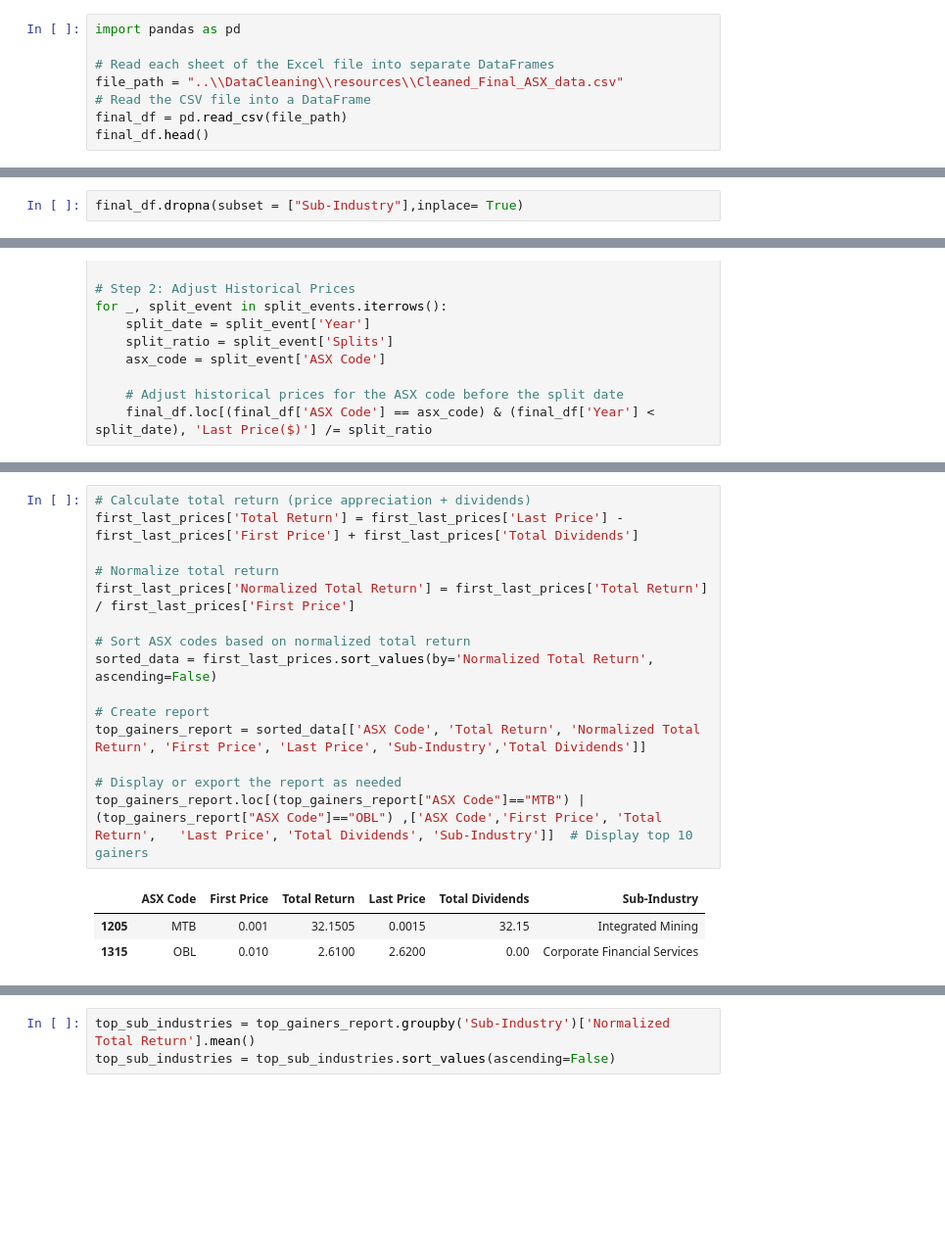
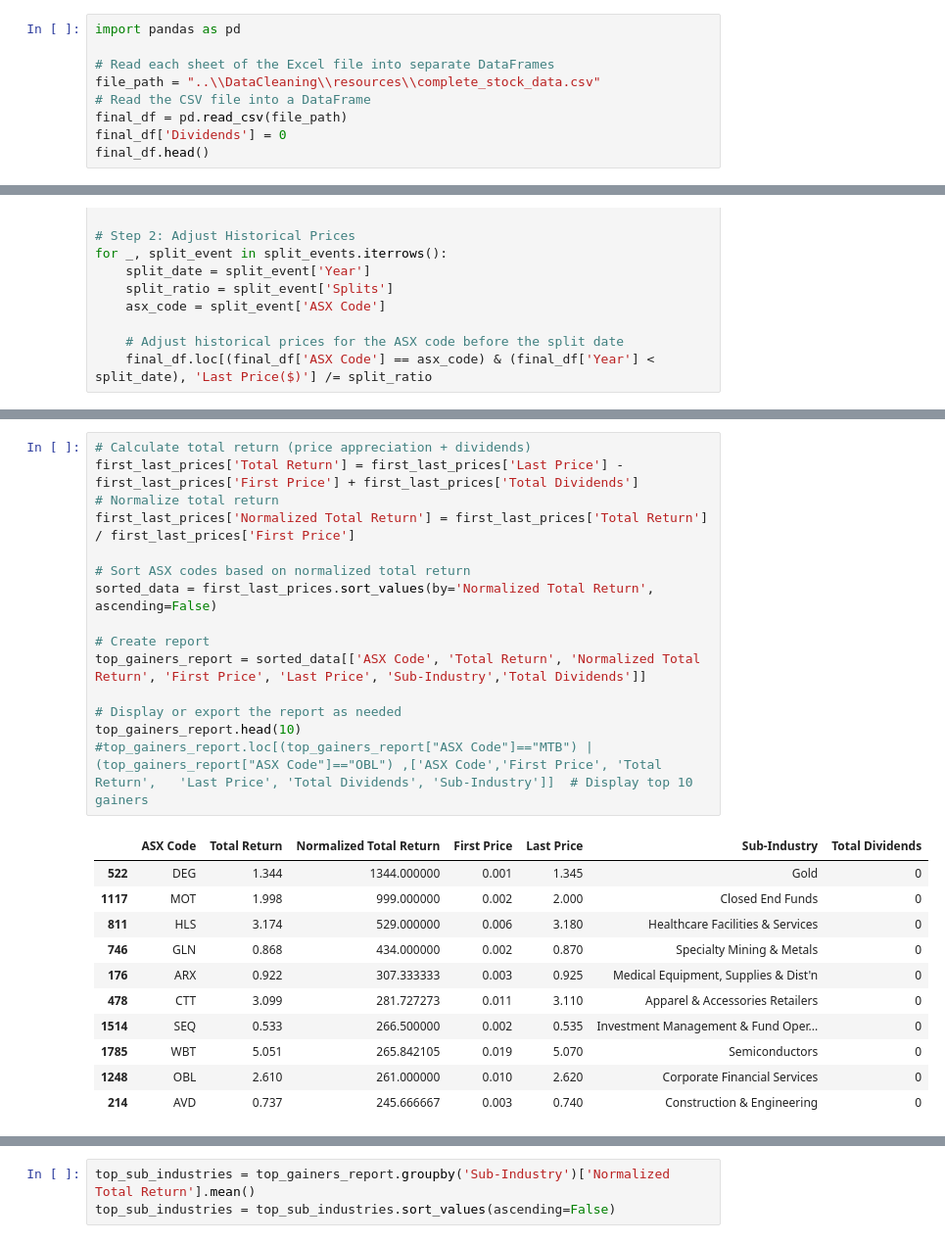
Before and after one commit to TruptiRadadiya/Australian_Stock_Market_Analysis, a Jupyter notebook: visualization/calculate_top_and_button_gainers.ipynb, the cells around one changed output, grey strips where cells are left out. Shown: that part at 98% size. Cells and saved outputs as stored; diff of their text form; blank space fills up the shorter version.

```diff
--- a/visualization/calculate_top_and_button_gainers.ipynb
+++ b/visualization/calculate_top_and_button_gainers.ipynb
@@ -2,9 +2,10 @@
 import pandas as pd
 
 # Read each sheet of the Excel file into separate DataFrames
-file_path = "..\\DataCleaning\\resources\\Cleaned_Final_ASX_data.csv"
+file_path = "..\\DataCleaning\\resources\\complete_stock_data.csv"
 # Read the CSV file into a DataFrame
 final_df = pd.read_csv(file_path)
+final_df['Dividends'] = 0
 final_df.head()
 # %% [output]
 |  | ASX Code | Security Group Code | Issuer Full Name | Product Description | Last Price($) | Business Date | ... |
@@ -16,5 +17,3 @@ final_df.head()
-# %%
-final_df.dropna(subset = ["Sub-Industry"],inplace= True)
 # %%
 final_df.head()
 # %% [output]
@@ -74,22 +73,30 @@ first_last_prices
 # %%
 # Calculate total return (price appreciation + dividends)
 first_last_prices['Total Return'] = first_last_prices['Last Price'] - first_last_prices['First Price'] + first_last_prices['Total Dividends']
-
 # Normalize total return
 first_last_prices['Normalized Total Return'] = first_last_prices['Total Return'] / first_last_prices['First Price']
 
 # Sort ASX codes based on normalized total return
 sorted_data = first_last_prices.sort_values(by='Normalized Total Return', ascending=False)
 
 # Create report
 top_gainers_report = sorted_data[['ASX Code', 'Total Return', 'Normalized Total Return', 'First Price', 'Last Price', 'Sub-Industry','Total Dividends']]
 
 # Display or export the report as needed
-top_gainers_report.loc[(top_gainers_report["ASX Code"]=="MTB") | (top_gainers_report["ASX Code"]=="OBL") ,['ASX Code','First Price', 'Total Return',   'Last Price', 'Total Dividends', 'Sub-Industry']]  # Display top 10 gainers
+top_gainers_report.head(10)
+#top_gainers_report.loc[(top_gainers_report["ASX Code"]=="MTB") | (top_gainers_report["ASX Code"]=="OBL") ,['ASX Code','First Price', 'Total Return',   'Last Price', 'Total Dividends', 'Sub-Industry']]  # Display top 10 gainers
 # %% [output]
-|  | ASX Code | First Price | Total Return | Last Price | Total Dividends | Sub-Industry |
-| 1205 | MTB | 0.001 | 32.1505 | 0.0015 | 32.15 | Integrated Mining |
-| 1315 | OBL | 0.010 | 2.6100 | 2.6200 | 0.00 | Corporate Financial Services |
+|  | ASX Code | Total Return | Normalized Total Return | First Price | Last Price | Sub-Industry | Total Dividends |
+| 522 | DEG | 1.344 | 1344.000000 | 0.001 | 1.345 | Gold | 0 |
+| 1117 | MOT | 1.998 | 999.000000 | 0.002 | 2.000 | Closed End Funds | 0 |
+| 811 | HLS | 3.174 | 529.000000 | 0.006 | 3.180 | Healthcare Facilities & Services | 0 |
+| 746 | GLN | 0.868 | 434.000000 | 0.002 | 0.870 | Specialty Mining & Metals | 0 |
+| 176 | ARX | 0.922 | 307.333333 | 0.003 | 0.925 | Medical Equipment, Supplies & Dist'n | 0 |
+| 478 | CTT | 3.099 | 281.727273 | 0.011 | 3.110 | Apparel & Accessories Retailers | 0 |
+| 1514 | SEQ | 0.533 | 266.500000 | 0.002 | 0.535 | Investment Management & Fund Oper... | 0 |
+| 1785 | WBT | 5.051 | 265.842105 | 0.019 | 5.070 | Semiconductors | 0 |
+| 1248 | OBL | 2.610 | 261.000000 | 0.010 | 2.620 | Corporate Financial Services | 0 |
+| 214 | AVD | 0.737 | 245.666667 | 0.003 | 0.740 | Construction & Engineering | 0 |
 # %%
 # Display or export the report as needed
 top_gainers_report.tail(10)  # Display top 10 gainers
```
Also changed, not shown: parts of 13 cells of this notebook, 1 other file.
